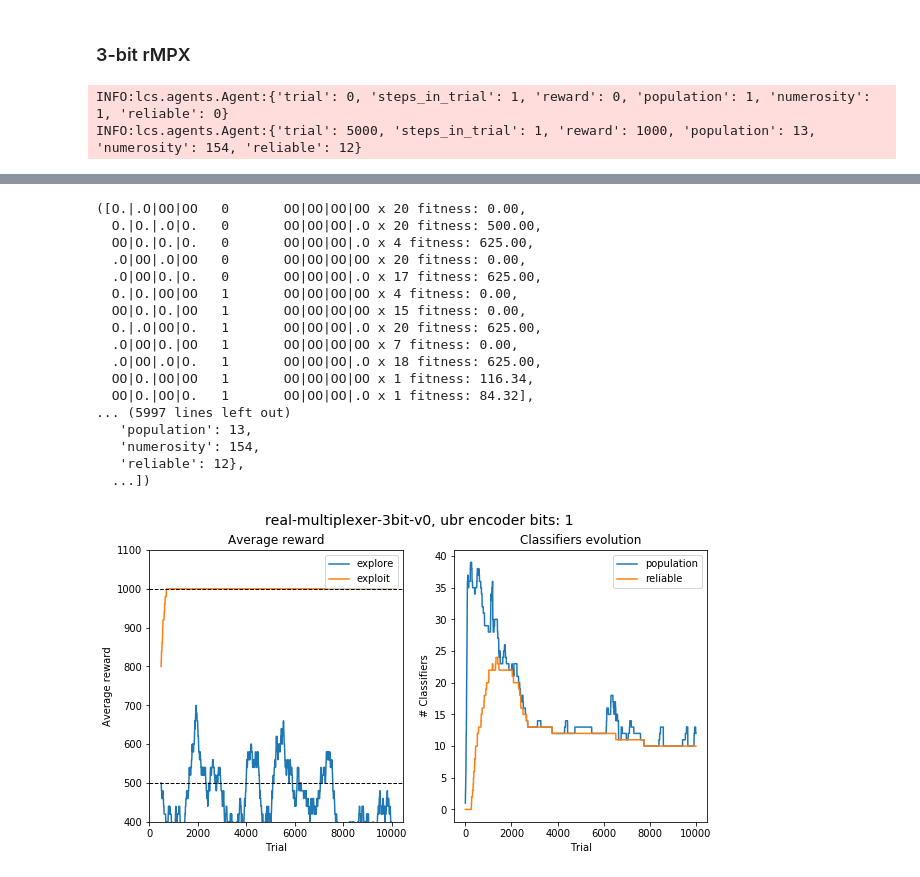
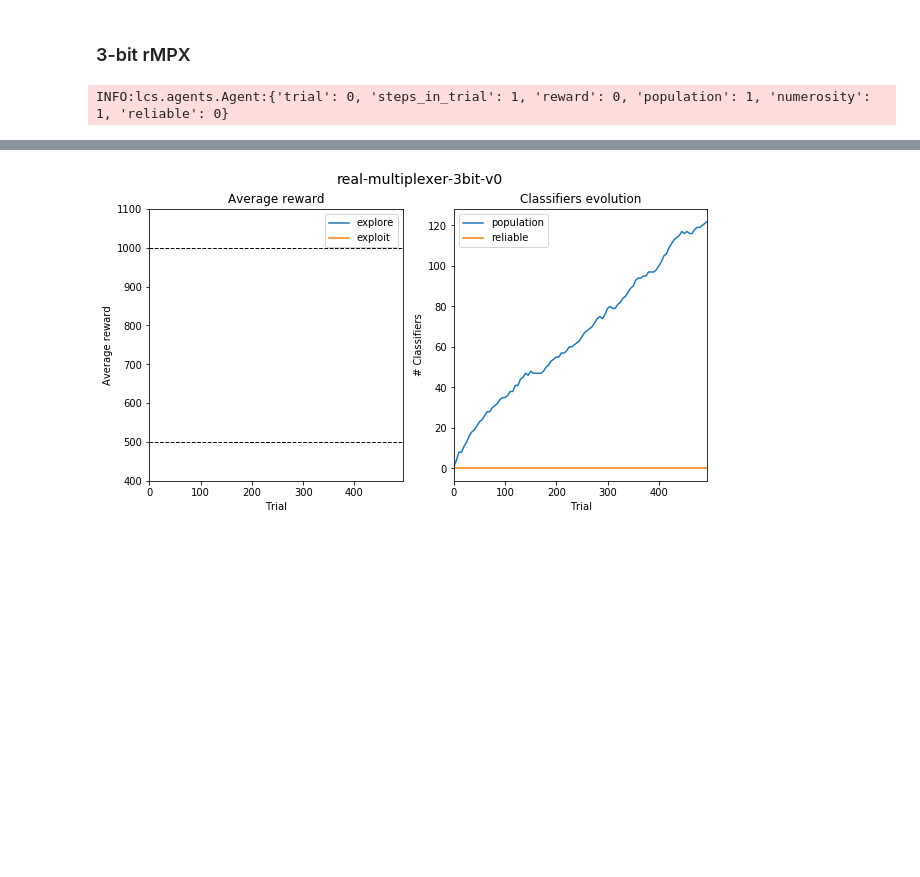
Before and after one commit to ParrotPrediction/pyalcs, a Jupyter notebook: docs/source/notebooks/rACS in Real-Multiplexer.ipynb, the cells around one changed output, grey strips where cells are left out. Saved outputs shown, nothing was run; the diff lists cells and outputs as text; code cells hidden in the pictures; blank space fills up the shorter version.

```diff
--- a/docs/source/notebooks/rACS in Real-Multiplexer.ipynb
+++ b/docs/source/notebooks/rACS in Real-Multiplexer.ipynb
@@ -72,14 +71,0 @@ Lower bounds: [1. 1. 1. 1.]
-# %%
-def encode(bits, val):
-    return int(RealValueEncoder(bits).encode(val))
-
-
-r = np.arange(0, 1.1, .1)
-
-df = pd.DataFrame(r, columns=['Perception'])
-
-for bit in [1, 2, 3, 4, 5, 6, 7]:
-    df[f'{bit}-bit'] = df.apply(lambda row: encode(bit, row['Perception']), axis=1)
-
-df.set_index('Perception', inplace=True)
-df
@@ -111,10 +83,9 @@ def rmpx_metrics(population, environment):
 # %% [markdown]
 Define a function for executing experiments
 # %%
-def perform_experiment(env, encoder_bits, trials):
+def perform_experiment(env, trials):
     # create configuration
     cfg = Configuration(env.observation_space.shape[0], env.action_space.n,
-                    encoder=RealValueEncoder(encoder_bits),
                     metrics_trial_frequency=5,
                     user_metrics_collector_fcn=rmpx_metrics,
                     epsilon=1.0,  # no biased exploration
@@ -122,10 +93,10 @@ def perform_experiment(env, encoder_bits, trials):
                     theta_r=0.9,  # reliablity threshold
                     theta_i=0.2,  # inadequacy threshold
                     theta_ga=100,
-                    cover_noise=0,
+                    cover_noise=0.2,
                     mutation_noise=0.25,
                     chi=1.0,  # cross-over probability
-                    mu=0.1)  # mutation probability
+                    mu=0.2)  # mutation probability
 
     # create agent
     agent = RACS(cfg)
@@ -146,7 +117,7 @@ def parse_metrics(metrics):
 
     return df
 # %%
-def plot_results(metrics, env, encoder_bits):
+def plot_results(metrics, env):
     # parse metrics into data frame
     df = parse_metrics(metrics)
 
@@ -155,7 +126,7 @@ def plot_results(metrics, env, encoder_bits):
     exploit_df = df[df['mode'] == 'exploit']
 
     f, (ax1, ax2) = plt.subplots(1, 2, figsize=(10, 5))
-    f.suptitle(f"{env.env.spec.id}, ubr encoder bits: {encoder_bits}", fontsize=14)
+    f.suptitle(f"{env.env.spec.id}", fontsize=14)
 
     # plot 1 - average reward
     explore_df['reward'].rolling(window=50).mean().plot(label='explore', ax=ax1)
@@ -181,13 +152,13 @@ def plot_results(metrics, env, encoder_bits):
     ax2.set_ylabel('# Classifiers')
     ax2.legend()
 
-    f.savefig("foo.pdf", bbox_inches='tight')
+    #f.savefig("foo.pdf", bbox_inches='tight')
 # %% [markdown]
 ## Experiments
 # %%
-def evaluate(rmpx, encoder_bits, trials=10_000):
-    population, metrics = perform_experiment(rmpx, encoder_bits=encoder_bits, trials=trials)
-    plot_results(metrics, rmpx, encoder_bits)
+def evaluate(rmpx, trials=10_000):
+    population, metrics = perform_experiment(rmpx, trials=trials)
+    plot_results(metrics, rmpx)
 
     # sort classifiers in population according to action
     population = sorted(population, key=lambda cl: cl.action)
@@ -199,7 +175,7 @@ def evaluate(rmpx, encoder_bits, trials=10_000):
 rmpx3 = gym.make('real-multiplexer-3bit-v0')
 # %%
 %%time
-evaluate(rmpx3, encoder_bits=1, trials=10_000)
+
+pop, metrics = evaluate(rmpx3, trials=500)
 # %% [output]
 INFO:lcs.agents.Agent:{'trial': 0, 'steps_in_trial': 1, 'reward': 0, 'population': 1, 'numerosity': 1, 'reliable': 0}
-INFO:lcs.agents.Agent:{'trial': 5000, 'steps_in_trial': 1, 'reward': 1000, 'population': 13, 'numerosity': 154, 'reliable': 12}
@@ -208,18 +184 @@ Wall time: 7.94 s
-([O.|.O|OO|OO   0       OO|OO|OO|OO x 20 fitness: 0.00,
-  O.|O.|.O|O.   0       OO|OO|OO|.O x 20 fitness: 500.00,
-  OO|O.|O.|O.   0       OO|OO|OO|.O x 4 fitness: 625.00,
-  .O|OO|.O|OO   0       OO|OO|OO|OO x 20 fitness: 0.00,
-  .O|OO|O.|O.   0       OO|OO|OO|.O x 17 fitness: 625.00,
-  O.|O.|OO|OO   1       OO|OO|OO|OO x 4 fitness: 0.00,
-  OO|O.|O.|OO   1       OO|OO|OO|OO x 15 fitness: 0.00,
-  O.|.O|OO|O.   1       OO|OO|OO|.O x 20 fitness: 625.00,
-  .O|OO|O.|OO   1       OO|OO|OO|OO x 7 fitness: 0.00,
-  .O|OO|.O|O.   1       OO|OO|OO|.O x 18 fitness: 625.00,
-  OO|O.|OO|OO   1       OO|OO|OO|OO x 1 fitness: 116.34,
-  OO|O.|OO|O.   1       OO|OO|OO|.O x 1 fitness: 84.32],
-... (5997 lines left out)
-   'population': 13,
-   'numerosity': 154,
-   'reliable': 12},
-  ...])
-[figure, old version]
+[figure, new version]
```
Also changed, not shown: parts of 17 cells of this notebook, 11 other files.
